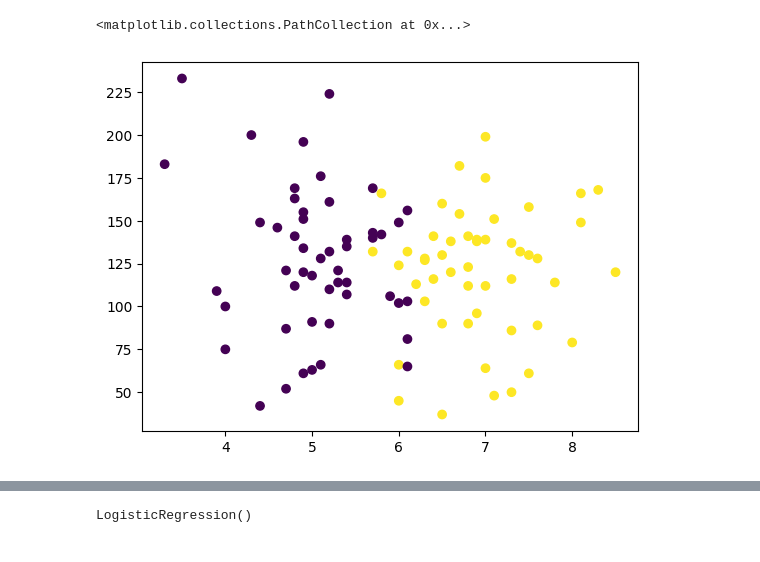
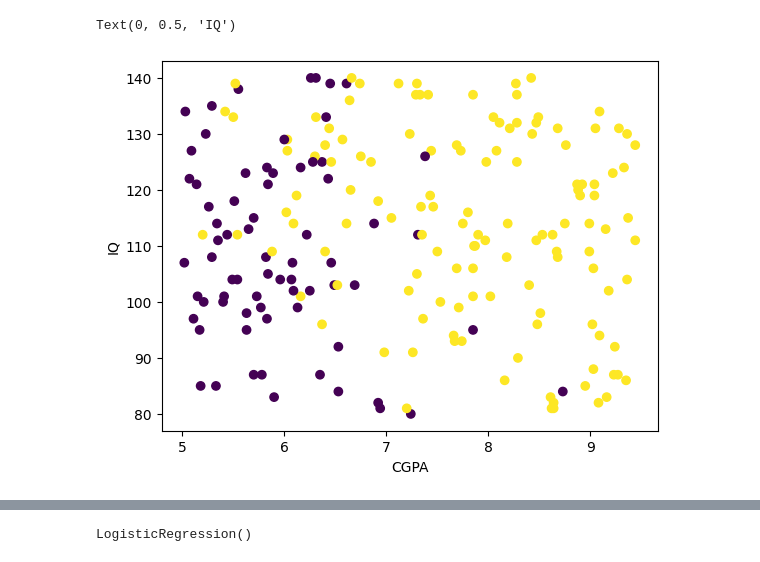
Before and after one commit to Prince-techh/ML_learning, a Jupyter notebook: Logistic_Regression.ipynb, the cells around one changed output, grey strips where cells are left out. Drawn from its saved outputs; the diff is of its cells as text; code cells hidden in the pictures.

```diff
--- a/Logistic_Regression.ipynb
+++ b/Logistic_Regression.ipynb
@@ -6,2 +11,3 @@ import pandas as pd
 # %%
-df = pd.read_csv("/content/placement (1).csv")
+df = pd.read_csv("dataset02.csv")
+df.head()
@@ -8,3 +20,0 @@ df = pd.read_csv("/content/placement (1).csv")
-# %%
-df = df.iloc[:,1:]
-df.head()
@@ -20,6 +21,8 @@ import matplotlib.pyplot as plt
 # %%
-plt.scatter(df['cgpa'],df['iq'],c=df['placement'])
+plt.scatter(df['CGPA'],df['IQ'],c=df['Placement'])
+plt.xlabel("CGPA")
+plt.ylabel("IQ")
 # %% [output]
-<matplotlib.collections.PathCollection at 0x...>
+Text(0, 0.5, 'IQ')
-[figure, old version]
+[figure, new version]
 # %%
```
Also changed, not shown: parts of 34 cells of this notebook.
